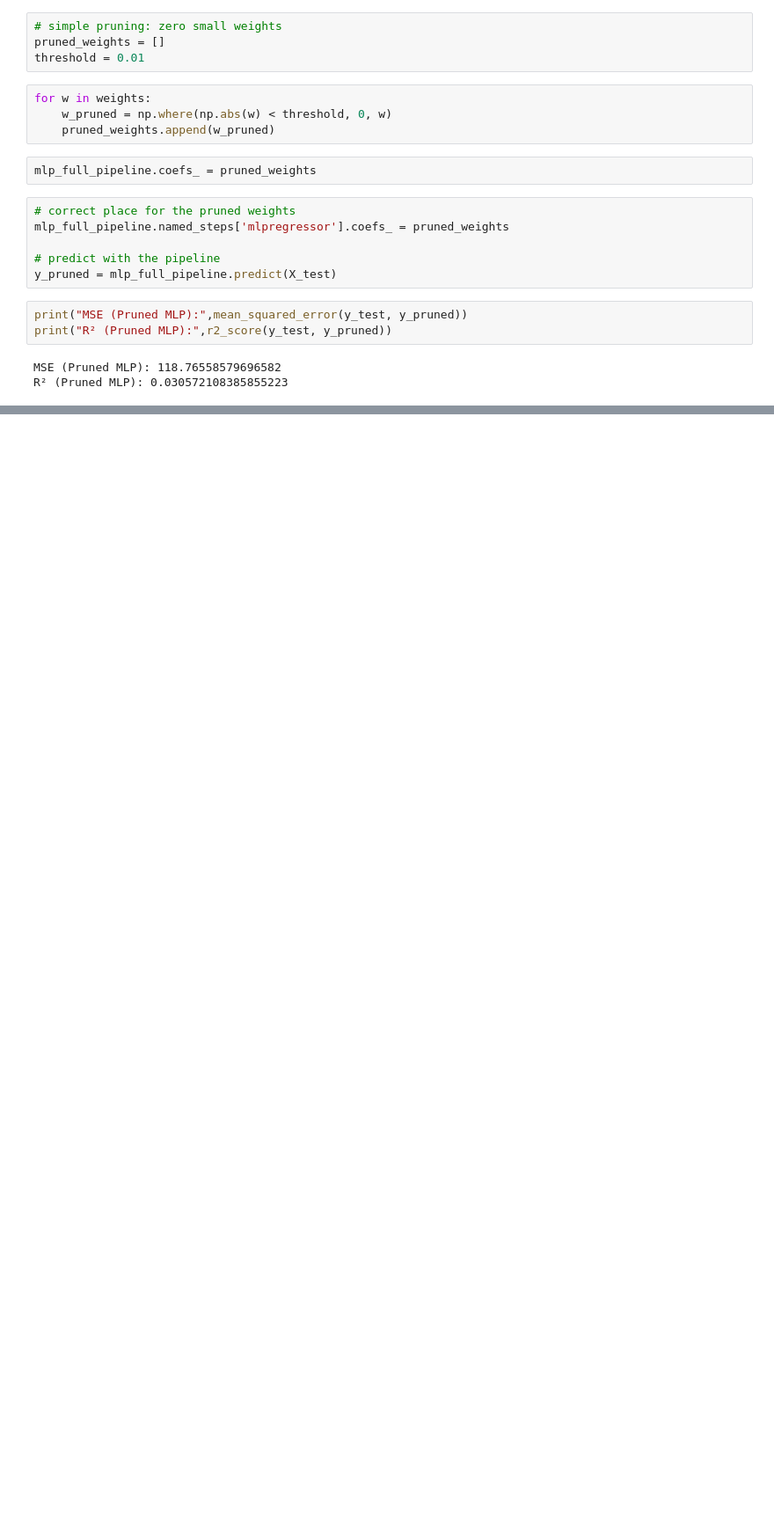
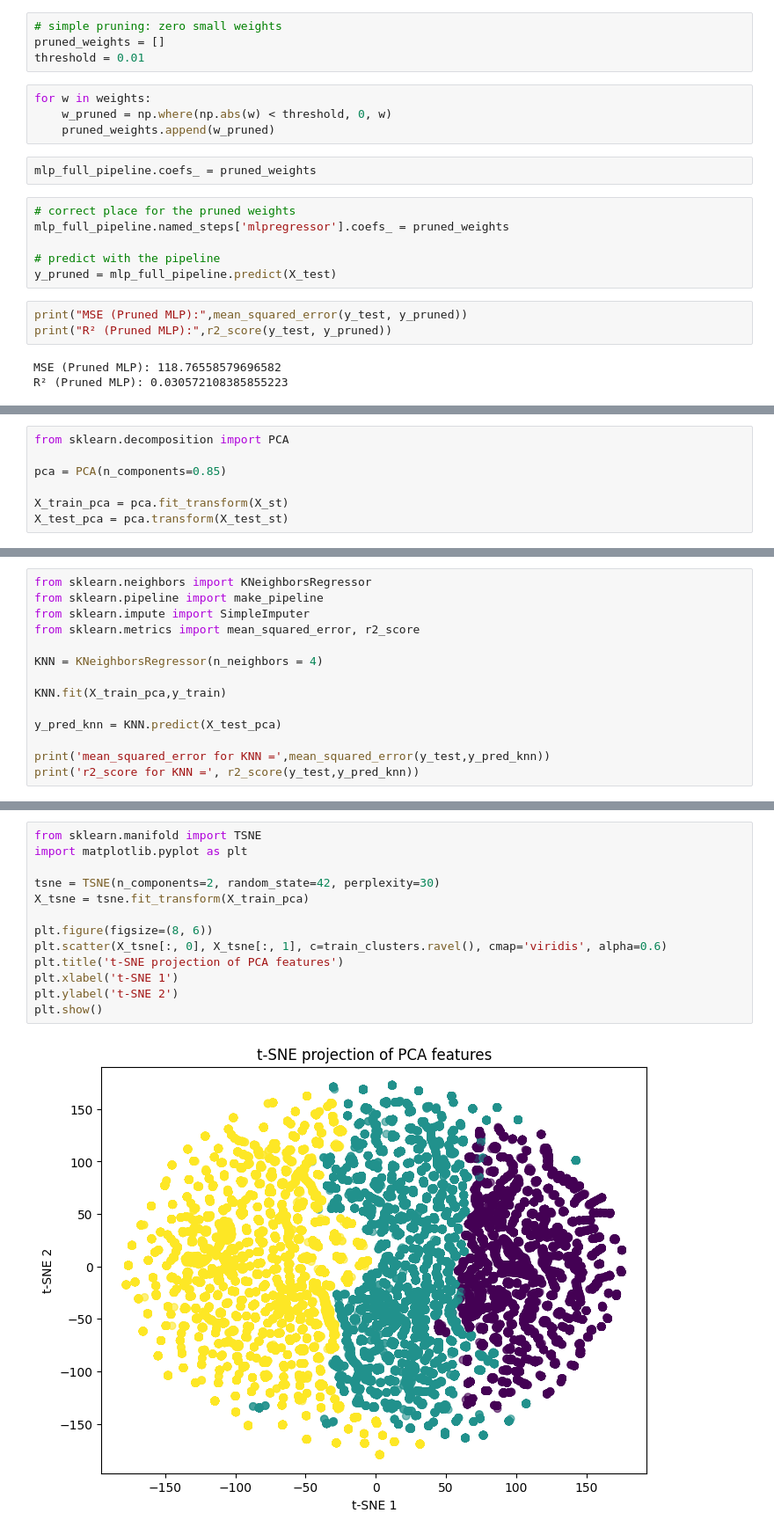
Before and after one commit to Given-Kangwa/Foundation-of-Machine-Learning-assignment, a Jupyter notebook: notebooks/Machine Learning data set 2.ipynb, the cells around one changed output, grey strips where cells are left out. Shown at 88% size. Saved outputs shown, nothing was run; the diff lists cells and outputs as text; blank space fills up the shorter version.

```diff
--- a/notebooks/Machine Learning project(vehicle dataset).ipynb
+++ b/notebooks/Machine Learning data set 2.ipynb
@@ -406,0 +451,7 @@ plt.show()
+# %%
+from sklearn.decomposition import PCA
+
+pca = PCA(n_components=0.85)
+
+X_train_pca = pca.fit_transform(X_st)
+X_test_pca = pca.transform(X_test_st)
@@ -406,0 +483,14 @@ plt.show()
+# %%
+from sklearn.neighbors import KNeighborsRegressor
+from sklearn.pipeline import make_pipeline
+from sklearn.impute import SimpleImputer
+from sklearn.metrics import mean_squared_error, r2_score
+
+KNN = KNeighborsRegressor(n_neighbors = 4)
+
+KNN.fit(X_train_pca,y_train)
+
+y_pred_knn = KNN.predict(X_test_pca)
+
+print('mean_squared_error for KNN =',mean_squared_error(y_test,y_pred_knn))
+print('r2_score for KNN =', r2_score(y_test,y_pred_knn))
@@ -406,0 +500,15 @@ plt.show()
+# %%
+from sklearn.manifold import TSNE
+import matplotlib.pyplot as plt
+
+tsne = TSNE(n_components=2, random_state=42, perplexity=30)
+X_tsne = tsne.fit_transform(X_train_pca)
+
+plt.figure(figsize=(8, 6))
+plt.scatter(X_tsne[:, 0], X_tsne[:, 1], c=train_clusters.ravel(), cmap='viridis', alpha=0.6)
+plt.title('t-SNE projection of PCA features')
+plt.xlabel('t-SNE 1')
+plt.ylabel('t-SNE 2')
+plt.show()
+# %% [output]
+[figure, added]
```
Also changed, not shown: parts of 16 cells of this notebook, 3 other files.
